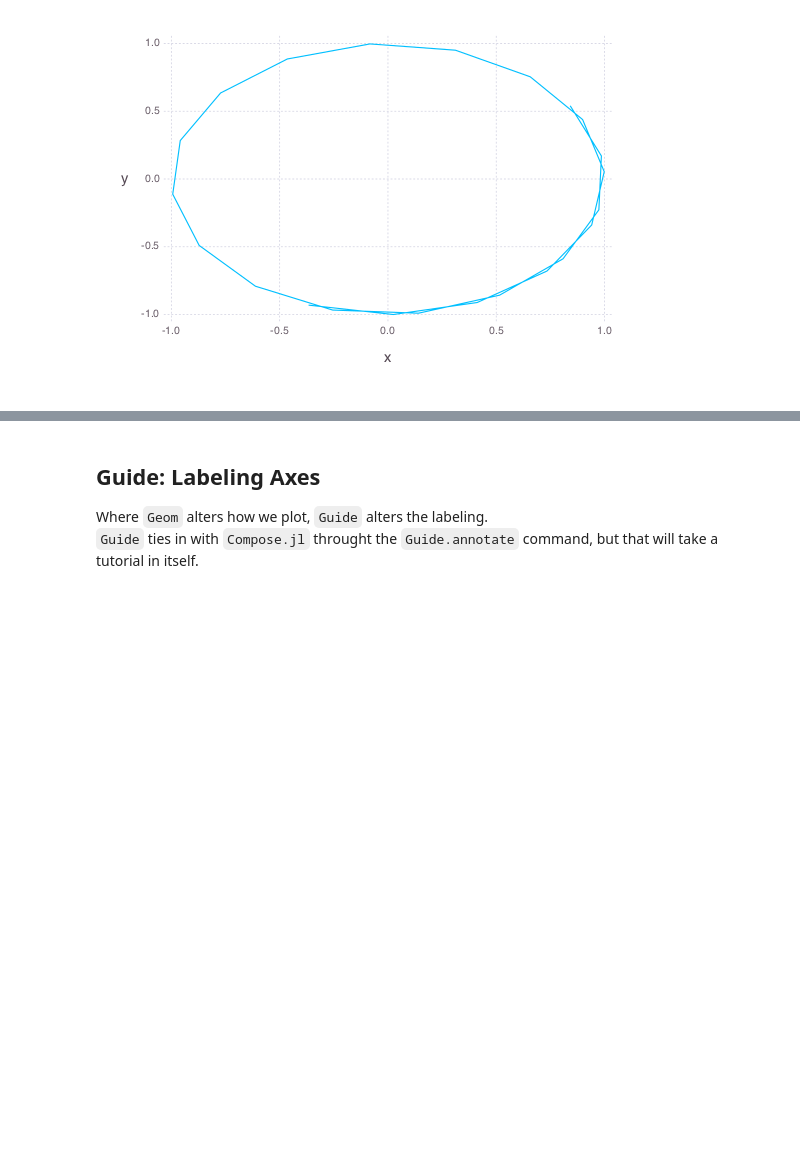
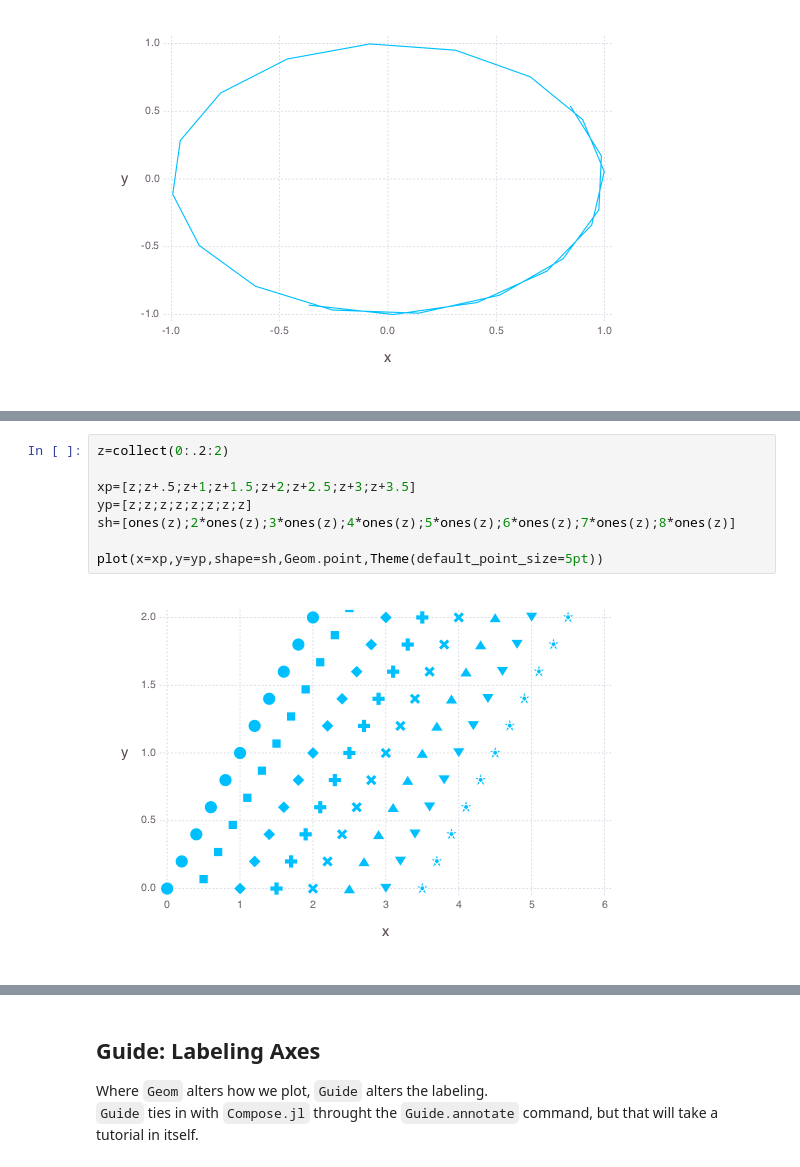
Before and after one commit to albi3ro/M4, a Jupyter notebook: Gadfly.ipynb, the cells around one changed output, grey strips where cells are left out. Saved outputs shown, nothing was run; the diff lists cells and outputs as text; blank space fills up the shorter version.

```diff
--- a/Gadfly.ipynb
+++ b/Gadfly.ipynb
@@ -79,0 +94,10 @@ plot(x=y1,y=y2,Geom.path())
+# %%
+z=collect(0:.2:2)
+
+xp=[z;z+.5;z+1;z+1.5;z+2;z+2.5;z+3;z+3.5]
+yp=[z;z;z;z;z;z;z;z]
+sh=[ones(z);2*ones(z);3*ones(z);4*ones(z);5*ones(z);6*ones(z);7*ones(z);8*ones(z)]
+
+plot(x=xp,y=yp,shape=sh,Geom.point,Theme(default_point_size=5pt))
+# %% [output]
+[figure, added]
```
Also changed, not shown: parts of 12 cells of this notebook, 5 other files.
